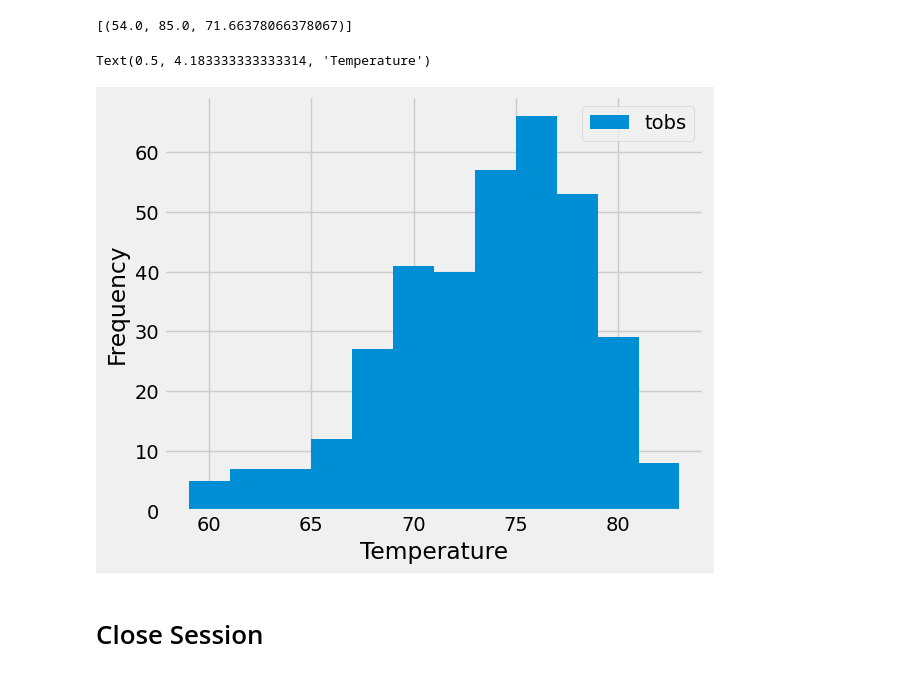
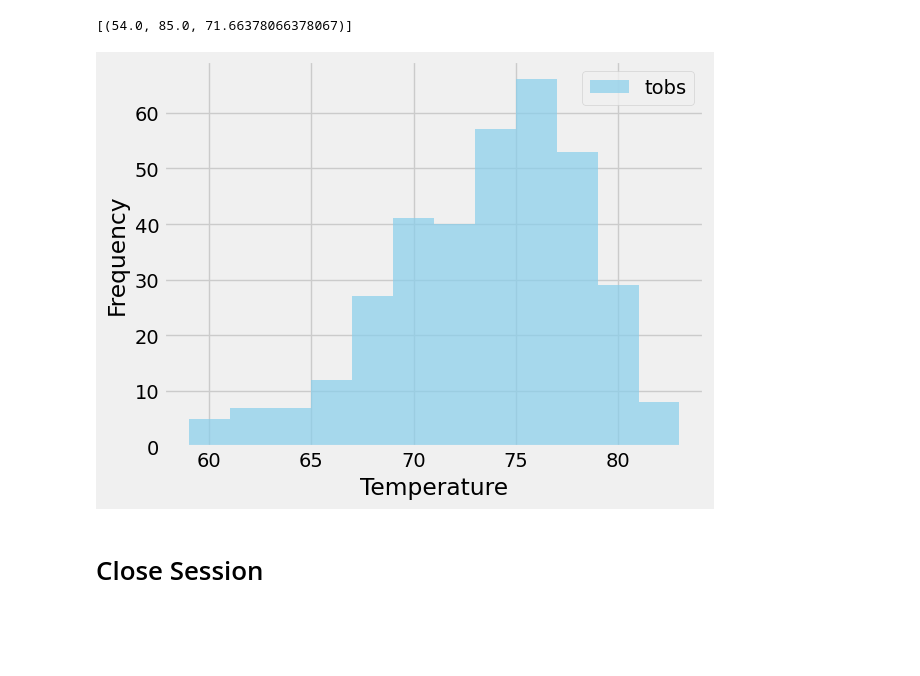
Before and after one commit to eshayden0617/sqlalchemy-challenge, a Jupyter notebook: SurfsUp/climate_starter.ipynb, the cells around one changed output. Cells and saved outputs as stored; diff of their text form; code cells hidden in the pictures; blank space fills up the shorter version.

```diff
--- a/SurfsUp/climate_starter.ipynb
+++ b/SurfsUp/climate_starter.ipynb
@@ -50,7 +50,7 @@ print(most_recent_date)
 # Starting from the most recent data point in the database.
 prcp = session.query()
 # Calculate the date one year from the last date in data set.
-?
+one_year_ago = dt.date(2017,8,23)-dt.timedelta(days=365)
 
 # Perform a query to retrieve the data and precipitation scores
 prcp_data = session.query(Measurement.date, Measurement.prcp).\
@@ -60,15 +60,16 @@ prcp_data = session.query(Measurement.date, Measurement.prcp).\
 one_year_ago_df = pd.DataFrame(prcp_data, columns=['Date', 'Precipitation'])
 
 # Sort the dataframe by date
-one_year_ago_df = df.sort_values(by=Date)
+one_year_ago_df = one_year_ago_df.sort_values(by='Date')
 
 # Use Pandas Plotting with Matplotlib to plot the data
-one_year_ago_df = df['Inches'].value_counts()
-
-one_year_ago_df.plot(kind='bar')
-
+x = one_year_ago_df.Date
+height = one_year_ago_df.Precipitation
+plt.figure(figsize=(10,7))
+plt.bar(x = x, height = height, width = 4)
 plt.xlabel('Date')
 plt.ylabel('Inches')
-
+plt.title('Precipitation by Date')
+plt.xticks(x[::250],  rotation='vertical')  #Sets a slice for the x-axis where its all values x[start point:end point:skip values]
 plt.show()
 # %% [output]
@@ -127,9 +134,22 @@ temperature_stats
 # %%
 # Using the most active station id
 # Query the last 12 months of temperature observation data for this station and plot the results as a histogram
+temperature_data = session.query(Measurement.tobs).\
+    filter(Measurement.station == "USC00519281").\
+           filter(Measurement.date >= one_year_ago).all()
+
+# Convert the result to a list of temperatures
+temperatures = [temp[0] for temp in temperature_data]
+
+#plot histogram
+plt.hist(temperatures, bins=12, color='skyblue', alpha=0.7)
+plt.xlabel("Temperature")
+plt.ylabel("Frequency")
+plt.legend(["tobs"])
+plt.tight_layout()
+plt.show()
 # %% [output]
-Text(0.5, 4.183333333333314, 'Temperature')
-[figure, old version]
+[figure, new version]
 # %% [markdown]
 # Close Session
 # %%
```
Also changed, not shown: parts of 2 cells of this notebook, 3 other files.
